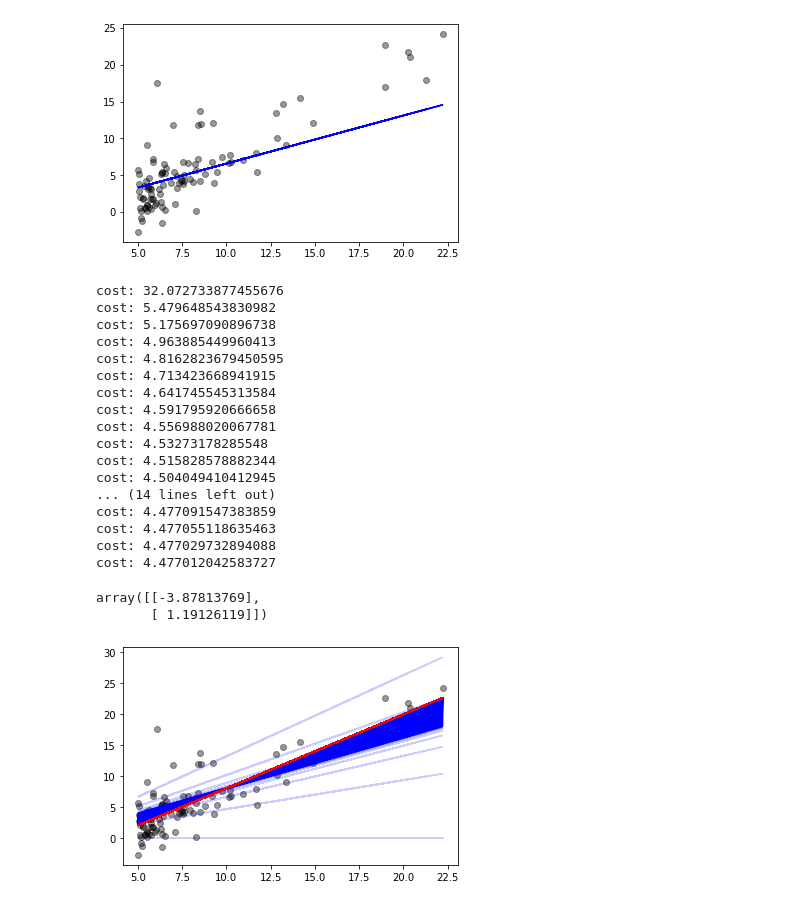
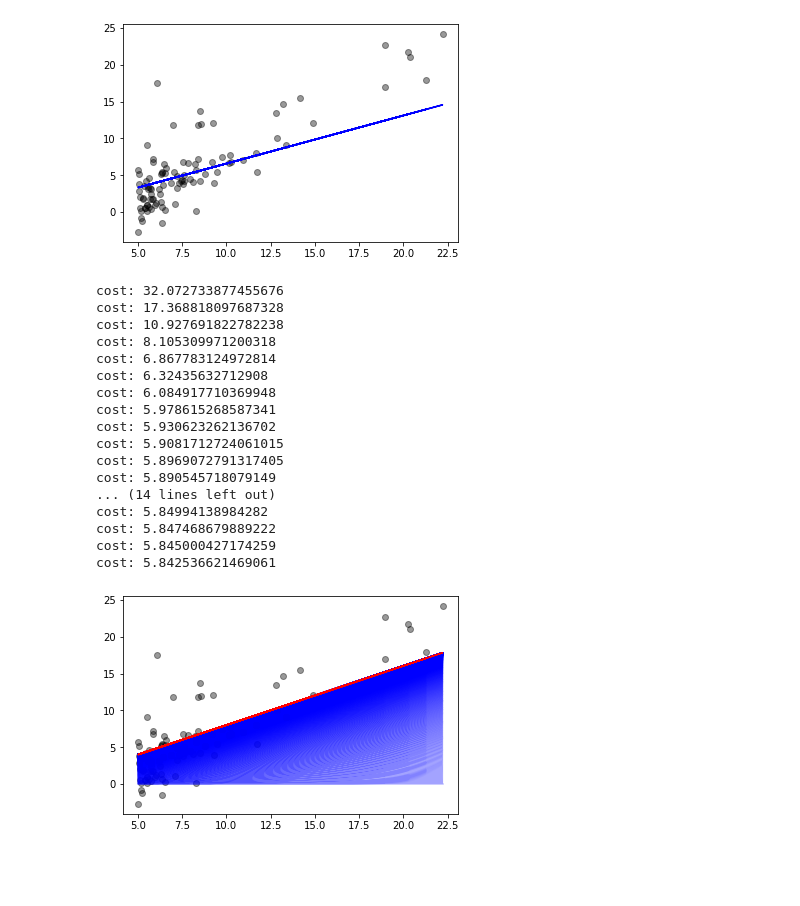
Before and after one commit to damiansp/ML, a Jupyter notebook: coursera/ng/machine-learning-ex1/ex1py/linear_regression.py.ipynb, the cells around one changed output. Drawn from its saved outputs; the diff is of its cells as text; code cells hidden in the pictures; blank space fills up the shorter version.

```diff
--- a/coursera/ng/machine-learning-ex1/ex1py/linear_regression.py.ipynb
+++ b/coursera/ng/machine-learning-ex1/ex1py/linear_regression.py.ipynb
@@ -65,7 +65,7 @@ array([[0.],
        [0.]])
 # %%
 def predict(X, theta):
-    return (X.values @ theta).reshape(-1,)
+    return (X.values @ theta).reshape(-1)
 # %%
 def compute_cost(preds, y):
     m = len(y)
@@ -104,13 +104,14 @@ plt.plot(X['X'], preds1, 'b-');
 [figure]
 # %%
 def optimize(X, y, learning_rate=0.01, max_iter=1500, plot=True):
+    losses = []
     if plot:
         plt.plot(X['X'], y, 'ko', alpha=0.4)
     theta = np.zeros((2, 1))
-    alpha = 1
     for i in range(max_iter):
         preds = predict(X, theta)
         cost = compute_cost(preds, y)
+        losses.append(cost)
         if i % 50 == 0:
             print('cost:', cost)
         if plot:
@@ -118,27 +119,25 @@ def optimize(X, y, learning_rate=0.01, max_iter=1500, plot=True):
             if i == (max_iter - 1): # final solution
                 plt.plot(X['X'], preds, 'r-');
         theta = update(X, theta, preds, learning_rate=learning_rate)
-    return theta
+    return theta, losses
 # %%
-optimize(X, y, learning_rate=0.02)
+theta, history = optimize(X, y, learning_rate=0.0001)
 # %% [output]
 cost: 32.072733877455676
-cost: 5.479648543830982
-cost: 5.175697090896738
-cost: 4.963885449960413
-cost: 4.8162823679450595
-cost: 4.713423668941915
-cost: 4.641745545313584
-cost: 4.591795920666658
-cost: 4.556988020067781
-cost: 4.53273178285548
-cost: 4.515828578882344
-cost: 4.504049410412945
+cost: 17.368818097687328
+cost: 10.927691822782238
+cost: 8.105309971200318
+cost: 6.867783124972814
+cost: 6.32435632712908
+cost: 6.084917710369948
+cost: 5.978615268587341
+cost: 5.930623262136702
+cost: 5.9081712724061015
+cost: 5.8969072791317405
+cost: 5.890545718079149
 ... (14 lines left out)
-cost: 4.477091547383859
-cost: 4.477055118635463
-cost: 4.477029732894088
-cost: 4.477012042583727
+cost: 5.84994138984282
+cost: 5.847468679889222
+cost: 5.845000427174259
+cost: 5.842536621469061
-array([[-3.87813769],
-       [ 1.19126119]])
-[figure, old version]
+[figure, new version]
```
Also changed, not shown: parts of 1 cell of this notebook, 2 other files.
